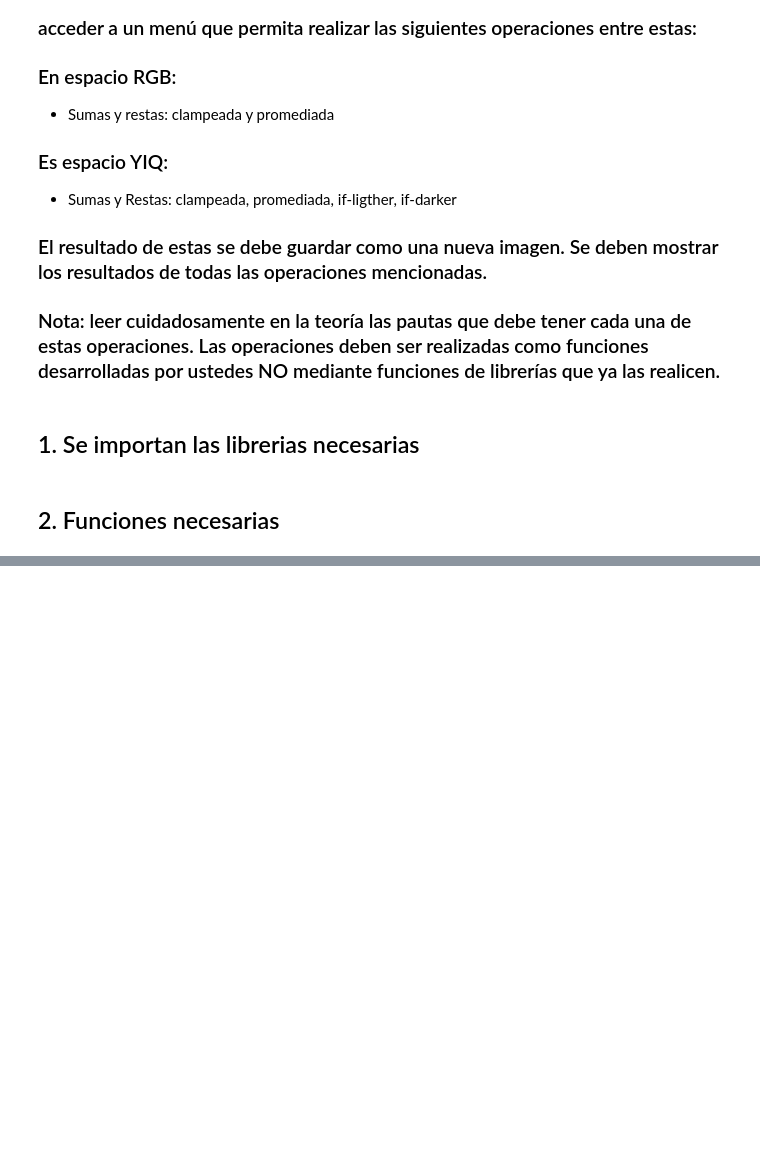
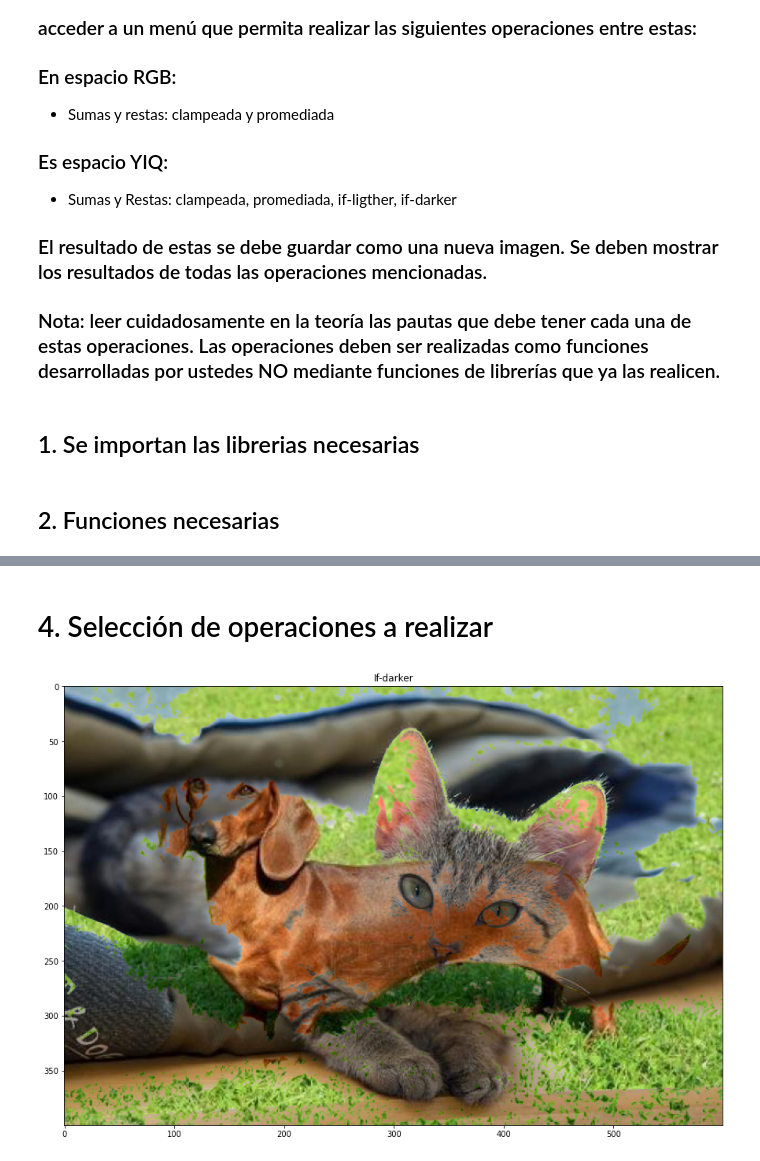
Before and after one commit to nicolassalomon96/procesamiento_imagenes_UNS, a Jupyter notebook: TP3/Aritmética_de_pixels.ipynb, the cells around one changed output, grey strips where cells are left out. Drawn from its saved outputs; the diff is of its cells as text; code cells hidden in the pictures; blank space fills up the shorter version.

```diff
--- a/TP3/Aritmética_de_pixels.ipynb
+++ b/TP3/Aritmética_de_pixels.ipynb
@@ -71,0 +353,69 @@ print_image(image2,'Imagen 2',figsize=(10,10))
+# %% [markdown]
+# 4. Selección de operaciones a realizar
+# %%
+#@title Seleccione la operación a realizar { run: "auto" }
+#@markdown Espacio de color:
+Espacio = 'YIQ' #@param ["RGB","YIQ"]
+Operación = 'if-darker' #@param ["suma","resta", "if-ligther", "if-darker"]
+Tipo = 'promediada' #@param ["clampeada", "promediada"]
+#@markdown Path para guardar la imagen modificada:
+path = '/content/' #@param {type:"string"}
+#@markdown Nombre para guardar la imagen modificada:
+name = 'imagen_mod' #@param {type:"string"}
+#@markdown Path para guardar la imagen modificada presione el botón SAVE IMAGE en la esquina inferior de la imagen
+format = '.jpg' #@param [".jpg",".png"]
+#@markdown Para guardar la imagen modificada presione el botón SAVE IMAGE en la esquina inferior de la imagen
+
+
+if Espacio == 'RGB' and Operación == 'suma' and Tipo == 'clampeada':
+  image_mod = rgb_clamp(image1, image2,'suma')
+  print_image(image_mod,'Suma Clampeada RGB')
+
+elif Espacio == 'RGB' and Operación == 'resta' and Tipo == 'clampeada':
+  image_mod = rgb_clamp(image1, image2,'resta')
+  print_image(image_mod,'Resta Clampeada RGB')
+
+elif Espacio == 'RGB' and Operación == 'suma' and Tipo == 'promediada':
+  image_mod = rgb_avg(image1, image2,'suma')
+  print_image(image_mod,'Suma Promediada RGB')
+
+elif Espacio == 'RGB' and Operación == 'resta' and Tipo == 'promediada':
+  image_mod = rgb_avg(image1, image2,'resta')
+  print_image(image_mod,'Resta Promediada RGB')
+
+elif Espacio == 'YIQ' and Operación == 'suma' and Tipo == 'clampeada':
+  yiq_image_mod = yiq_clamp(image1, image2,'suma')
+  image_mod = yiq2rgb(yiq_image_mod) #convierto a RGB para mostrar la imagen (la imagen no se modifica dado que son operaciones lineales)
+  print_image(image_mod,'Suma Clampeada YIQ')
+
+elif Espacio == 'YIQ' and Operación == 'resta' and Tipo == 'clampeada':
+  yiq_image_mod = yiq_clamp(image1, image2,'resta')
+  image_mod = yiq2rgb(yiq_image_mod) #convierto a RGB para mostrar la imagen (la imagen no se modifica dado que son operaciones lineales)
+  print_image(image_mod,'Resta Clampeada YIQ')
+
+elif Espacio == 'YIQ' and Operación == 'suma' and Tipo == 'promediada':
+  yiq_image_mod = yiq_avg(image1, image2,'suma')
+  image_mod = yiq2rgb(yiq_image_mod) #convierto a RGB para mostrar la imagen (la imagen no se modifica dado que son operaciones lineales)
+  print_image(image_mod,'Suma Promediada YIQ')
+
+elif Espacio == 'YIQ' and Operación == 'resta' and Tipo == 'promediada':
+  yiq_image_mod = yiq_avg(image1, image2,'resta')
+  image_mod = yiq2rgb(yiq_image_mod) #convierto a RGB para mostrar la imagen (la imagen no se modifica dado que son operaciones lineales)
+  print_image(image_mod,'Resta Promediada YIQ')
+
+elif Espacio == 'YIQ' and Operación == 'if-ligther':
+  yiq_image_mod = yiq_if_lighter(image1, image2)
+  image_mod = yiq2rgb(yiq_image_mod) #convierto a RGB para mostrar la imagen (la imagen no se modifica dado que son operaciones lineales)
+  print_image(image_mod,'If-lighter')
+
+elif Espacio == 'YIQ' and Operación == 'if-darker':
+  yiq_image_mod = yiq_if_darker(image1, image2)
+  image_mod = yiq2rgb(yiq_image_mod) #convierto a RGB para mostrar la imagen (la imagen no se modifica dado que son operaciones lineales)
+  print_image(image_mod,'If-darker')
+
+else:
+  print("Función aritmética no disponible")
+
+save_button(image_mod,Nombre)
+# %% [output]
+[figure, added]
```
Also changed, not shown: parts of 6 cells of this notebook.
